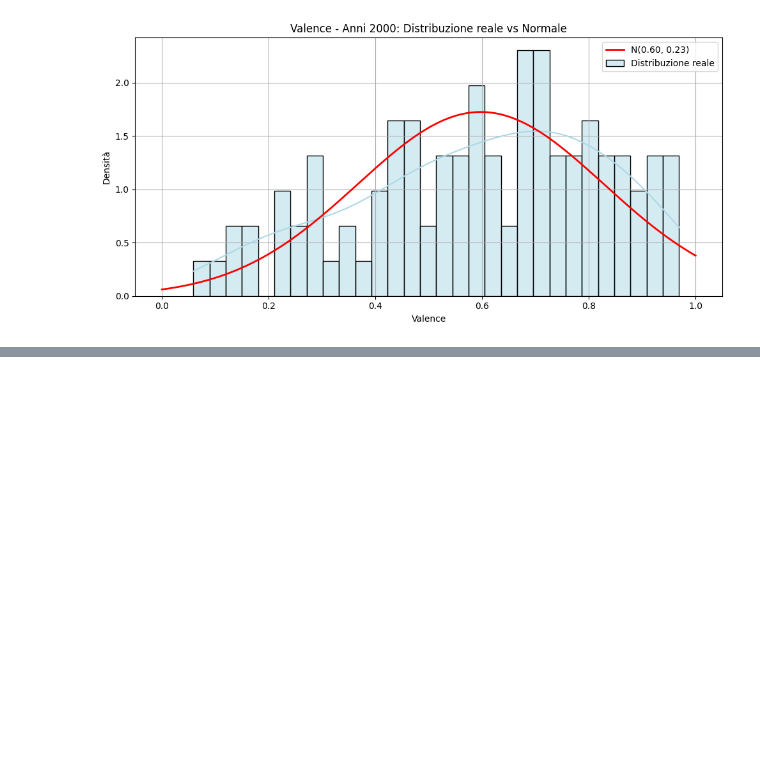
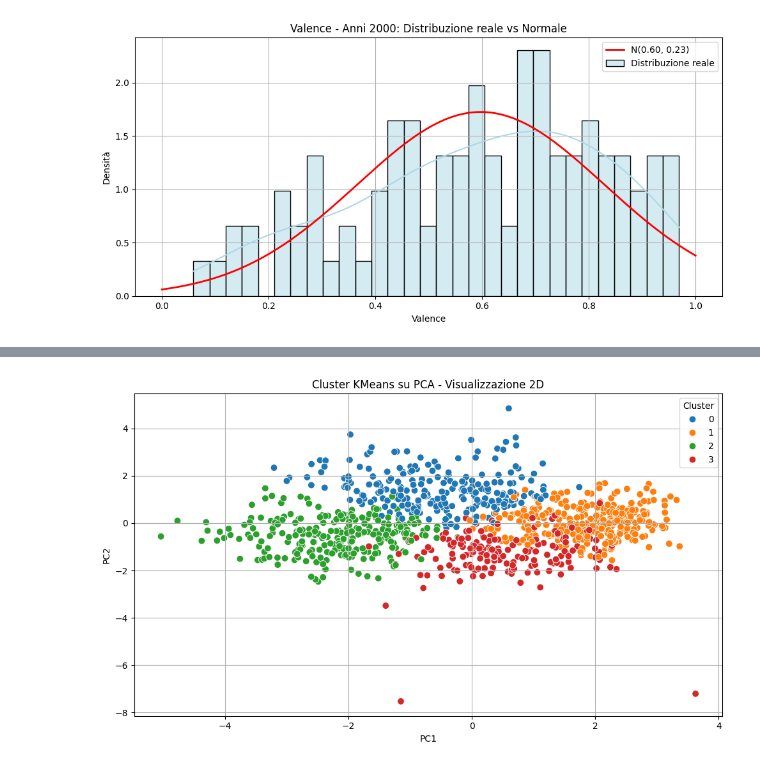
Before and after one commit to leotodisco/Spotify-Data-Analysis, a Jupyter notebook: src/spotify_eda.ipynb, the cells around one changed output, grey strips where cells are left out. Drawn from its saved outputs; the diff is of its cells as text; code cells hidden in the pictures; blank space fills up the shorter version.

```diff
--- a/src/spotify_eda.ipynb
+++ b/src/spotify_eda.ipynb
@@ -405,0 +481,16 @@ plt.show()
+# %%
+kmeans = KMeans(n_clusters=4, random_state=42)
+y_pred = kmeans.fit_predict(X_pca)
+# %%
+
+df_cluster = pd.DataFrame(X_pca[:, :2], columns=['PC1', 'PC2'])
+df_cluster['Cluster'] = y_pred
+
+plt.figure(figsize=(10, 6))
+sns.scatterplot(data=df_cluster, x='PC1', y='PC2', hue='Cluster', palette='tab10', s=60)
+plt.title('Cluster KMeans su PCA - Visualizzazione 2D')
+plt.grid(True)
+plt.tight_layout()
+plt.show()
+# %% [output]
+[figure, added]
```
Also changed, not shown: parts of 15 cells of this notebook.
